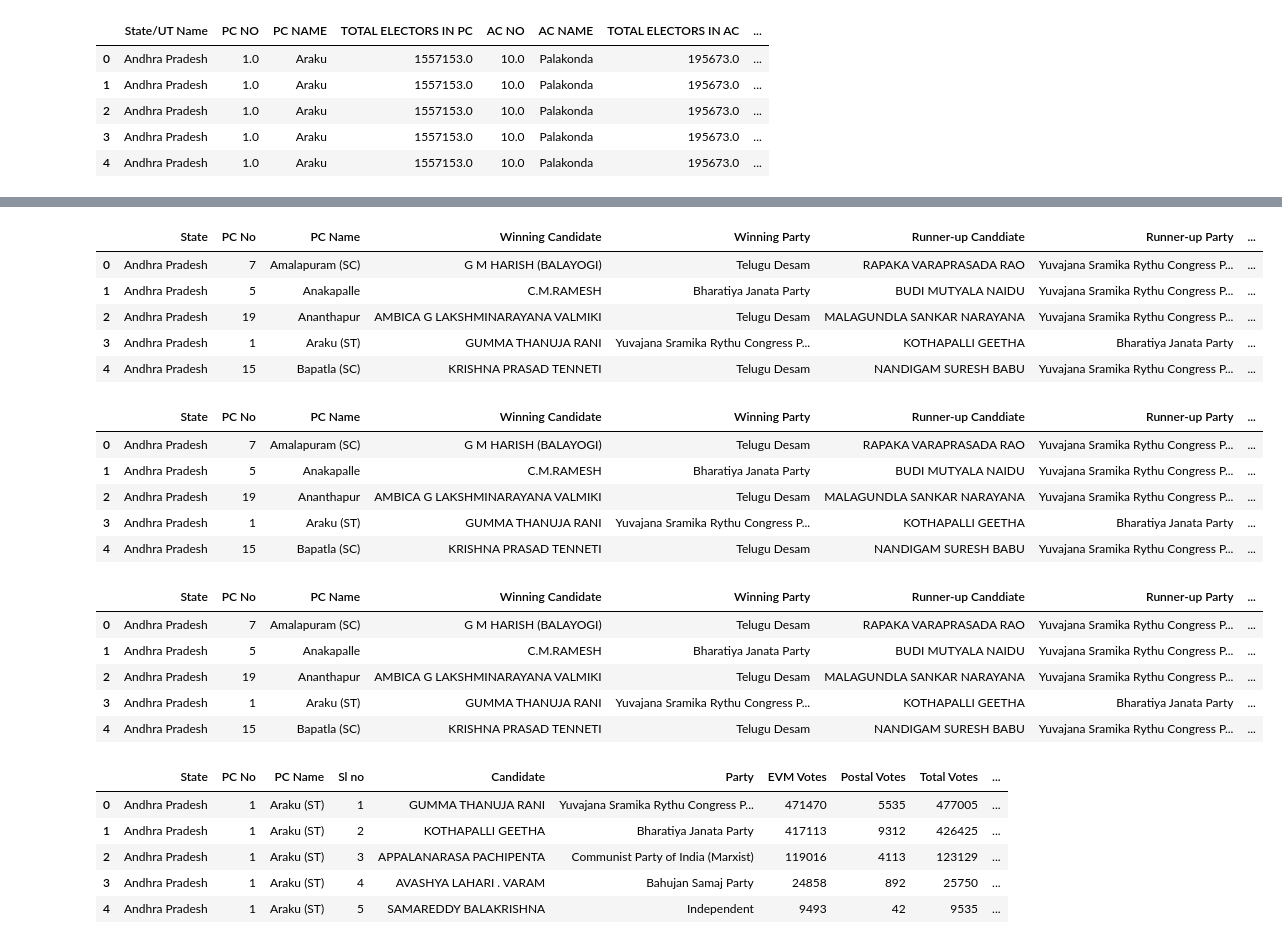
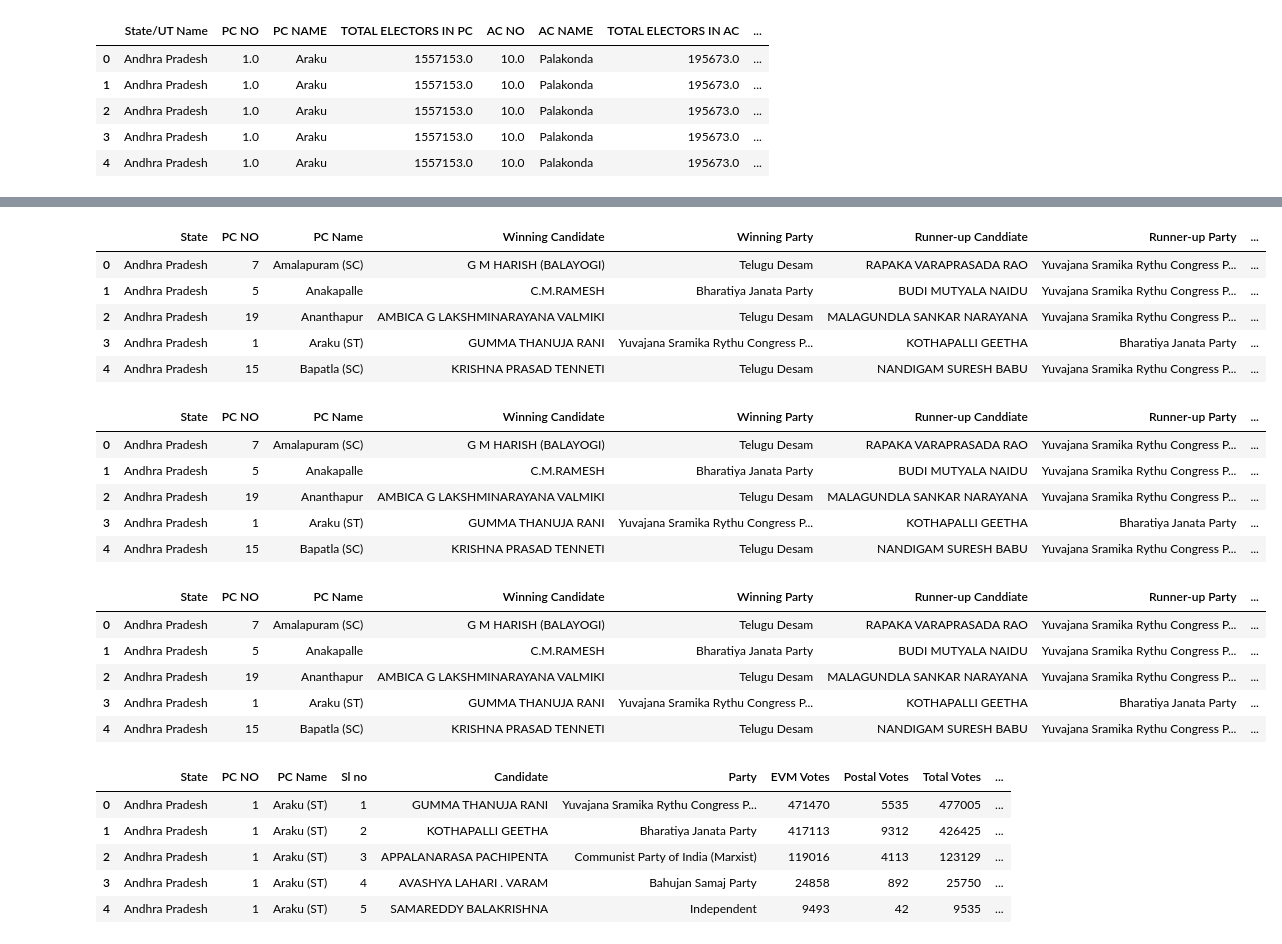
Before and after one commit to samar-080301/election, a Jupyter notebook: main.ipynb, the cells around one changed output, grey strips where cells are left out. Saved outputs shown, nothing was run; the diff lists cells and outputs as text; code cells hidden in the pictures.

```diff
--- a/main.ipynb
+++ b/main.ipynb
@@ -31,9 +33,10 @@ df3.head()
 | 4 | Andhra Pradesh | 1 | Araku (ST) | 5 | SAMAREDDY BALAKRISHNA | Independent | 9493 | 42 | 9535 | ... |
 # %%
 df4 = pd.read_csv("lok-sabha-elections-winners-and-runners-up-2024.csv")
+df4.rename(columns={"PC No": "PC NO"}, inplace=True)
 df4.head()
 # %% [output]
-|  | State | PC No | PC Name | Winning Candidate | Winning Party | Runner-up Canddiate | Runner-up Party | ... |
+|  | State | PC NO | PC Name | Winning Candidate | Winning Party | Runner-up Canddiate | Runner-up Party | ... |
 | 0 | Andhra Pradesh | 7 | Amalapuram (SC) | G M HARISH (BALAYOGI) | Telugu Desam | RAPAKA VARAPRASADA RAO | Yuvajana Sramika Rythu Congress P... | ... |
 | 1 | Andhra Pradesh | 5 | Anakapalle | C.M.RAMESH | Bharatiya Janata Party | BUDI MUTYALA NAIDU | Yuvajana Sramika Rythu Congress P... | ... |
 | 2 | Andhra Pradesh | 19 | Ananthapur | AMBICA G LAKSHMINARAYANA VALMIKI | Telugu Desam | MALAGUNDLA SANKAR NARAYANA | Yuvajana Sramika Rythu Congress P... | ... |
@@ -41,9 +44,10 @@ df4.head()
 | 4 | Andhra Pradesh | 15 | Bapatla (SC) | KRISHNA PRASAD TENNETI | Telugu Desam | NANDIGAM SURESH BABU | Yuvajana Sramika Rythu Congress P... | ... |
 # %%
 df5 = pd.read_csv("lok-sabha-elections-winners-and-runners-up-2024.csv")
+df5.rename(columns={"PC No": "PC NO"}, inplace=True)
 df5.head()
 # %% [output]
-|  | State | PC No | PC Name | Winning Candidate | Winning Party | Runner-up Canddiate | Runner-up Party | ... |
+|  | State | PC NO | PC Name | Winning Candidate | Winning Party | Runner-up Canddiate | Runner-up Party | ... |
 | 0 | Andhra Pradesh | 7 | Amalapuram (SC) | G M HARISH (BALAYOGI) | Telugu Desam | RAPAKA VARAPRASADA RAO | Yuvajana Sramika Rythu Congress P... | ... |
 | 1 | Andhra Pradesh | 5 | Anakapalle | C.M.RAMESH | Bharatiya Janata Party | BUDI MUTYALA NAIDU | Yuvajana Sramika Rythu Congress P... | ... |
 | 2 | Andhra Pradesh | 19 | Ananthapur | AMBICA G LAKSHMINARAYANA VALMIKI | Telugu Desam | MALAGUNDLA SANKAR NARAYANA | Yuvajana Sramika Rythu Congress P... | ... |
@@ -51,9 +55,10 @@ df5.head()
 | 4 | Andhra Pradesh | 15 | Bapatla (SC) | KRISHNA PRASAD TENNETI | Telugu Desam | NANDIGAM SURESH BABU | Yuvajana Sramika Rythu Congress P... | ... |
 # %%
 df6 = pd.read_csv("results_2024_winners.csv")
+df6.rename(columns={"PC No": "PC NO"}, inplace=True)
 df6.head()
 # %% [output]
-|  | State | PC No | PC Name | Winning Candidate | Winning Party | Runner-up Canddiate | Runner-up Party | ... |
+|  | State | PC NO | PC Name | Winning Candidate | Winning Party | Runner-up Canddiate | Runner-up Party | ... |
 | 0 | Andhra Pradesh | 7 | Amalapuram (SC) | G M HARISH (BALAYOGI) | Telugu Desam | RAPAKA VARAPRASADA RAO | Yuvajana Sramika Rythu Congress P... | ... |
 | 1 | Andhra Pradesh | 5 | Anakapalle | C.M.RAMESH | Bharatiya Janata Party | BUDI MUTYALA NAIDU | Yuvajana Sramika Rythu Congress P... | ... |
 | 2 | Andhra Pradesh | 19 | Ananthapur | AMBICA G LAKSHMINARAYANA VALMIKI | Telugu Desam | MALAGUNDLA SANKAR NARAYANA | Yuvajana Sramika Rythu Congress P... | ... |
@@ -61,9 +66,10 @@ df6.head()
 | 4 | Andhra Pradesh | 15 | Bapatla (SC) | KRISHNA PRASAD TENNETI | Telugu Desam | NANDIGAM SURESH BABU | Yuvajana Sramika Rythu Congress P... | ... |
 # %%
 df7 = pd.read_csv("results_2024.csv")
+df7.rename(columns={"PC No": "PC NO"}, inplace=True)
 df7.head()
 # %% [output]
-|  | State | PC No | PC Name | Sl no | Candidate | Party | EVM Votes | Postal Votes | Total Votes | ... |
+|  | State | PC NO | PC Name | Sl no | Candidate | Party | EVM Votes | Postal Votes | Total Votes | ... |
 | 0 | Andhra Pradesh | 1 | Araku (ST) | 1 | GUMMA THANUJA RANI | Yuvajana Sramika Rythu Congress P... | 471470 | 5535 | 477005 | ... |
 | 1 | Andhra Pradesh | 1 | Araku (ST) | 2 | KOTHAPALLI GEETHA | Bharatiya Janata Party | 417113 | 9312 | 426425 | ... |
 | 2 | Andhra Pradesh | 1 | Araku (ST) | 3 | APPALANARASA PACHIPENTA | Communist Party of India (Marxist) | 119016 | 4113 | 123129 | ... |
```
Also changed, not shown: parts of 4 cells of this notebook.
